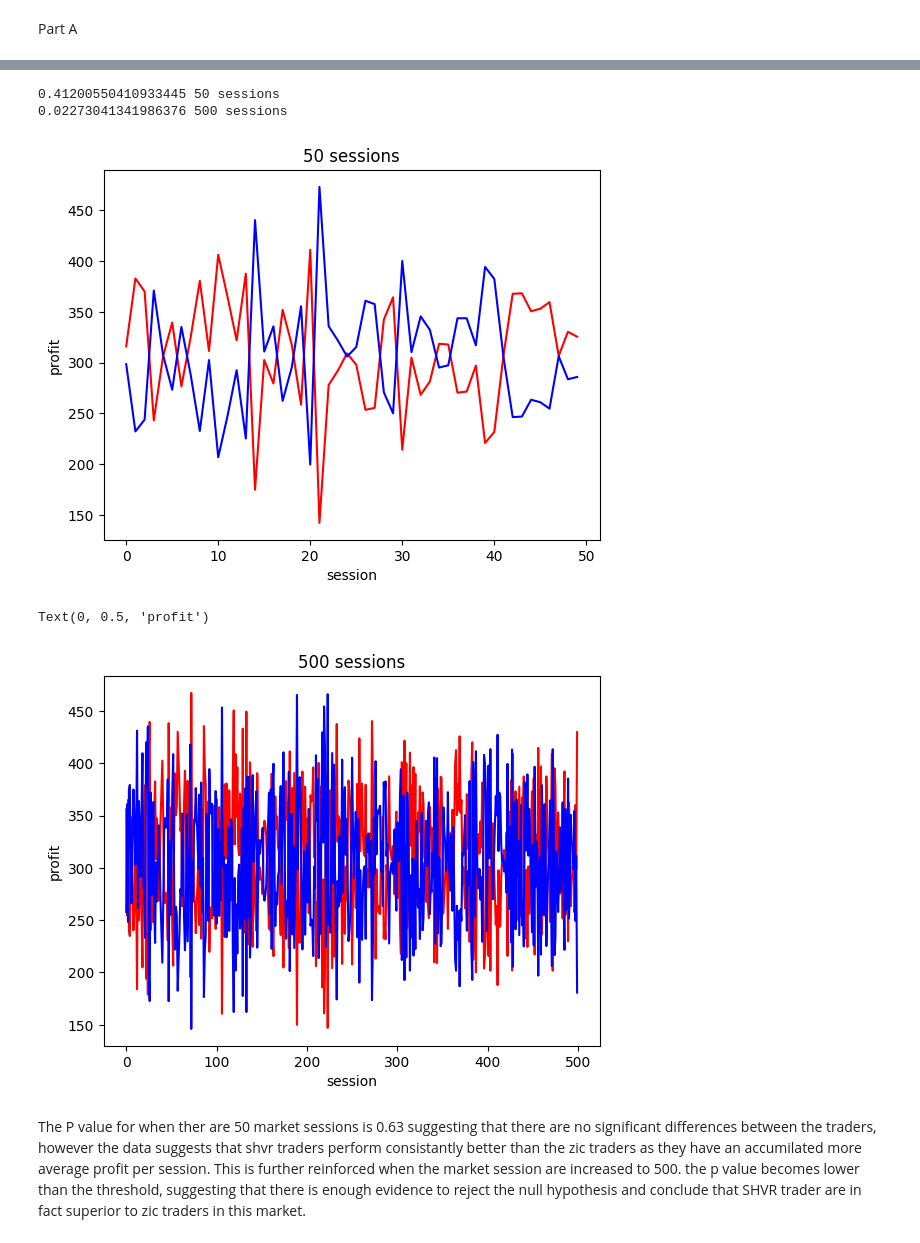
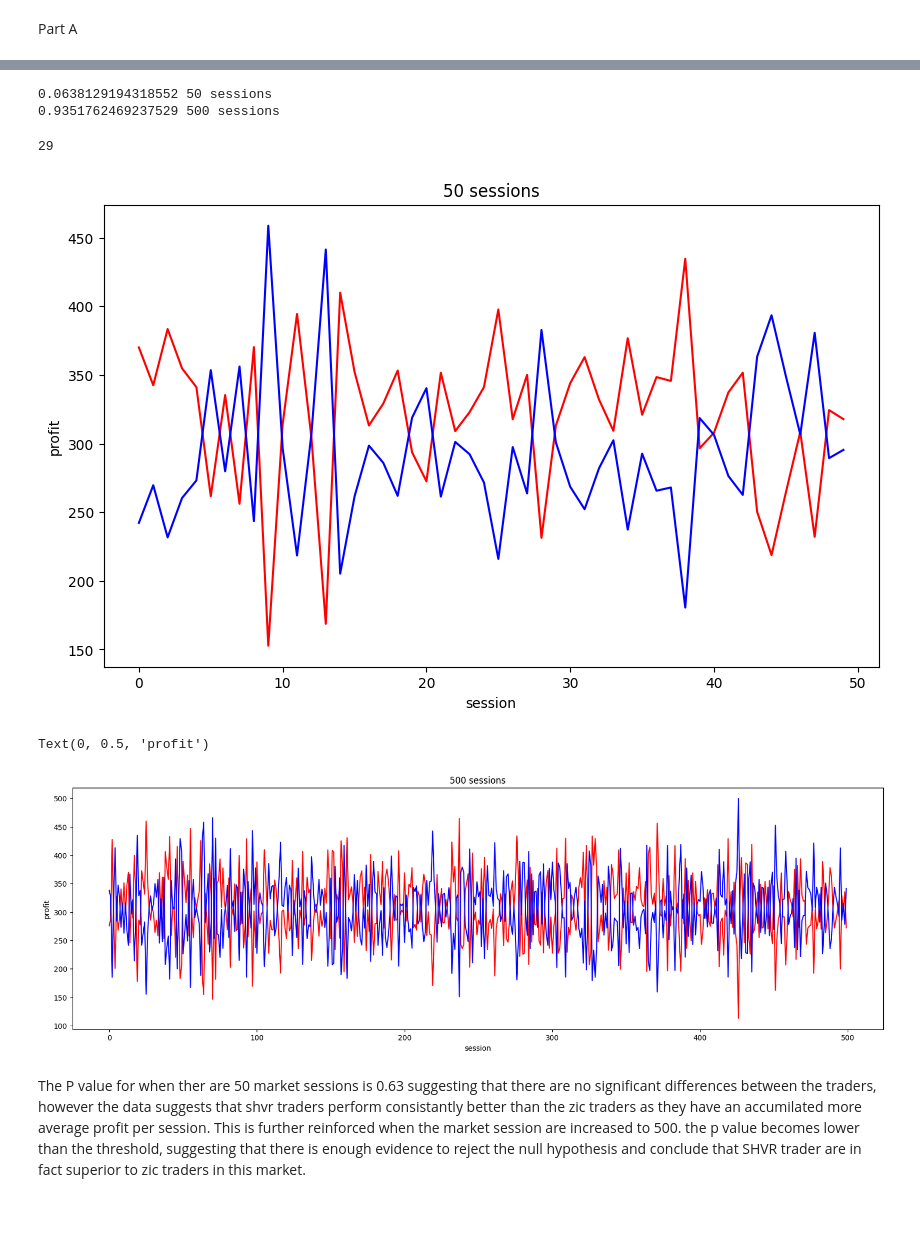
Before and after one commit to RadShiadeh/fintech-CW, a Jupyter notebook: CW-IEFT-template.ipynb, the cells around one changed output, grey strips where cells are left out. Cells and saved outputs as stored; diff of their text form; code cells hidden in the pictures; blank space fills up the shorter version.

Commit message:
ttest

```diff
--- a/CW-IEFT-template.ipynb
+++ b/CW-IEFT-template.ipynb
@@ -25,10 +25,10 @@ def make_df(path: str):
     df_profit.columns = ['SHVR', 'ZIC']
     return df, df_profit
 
-def collect_mean(df):
-    mean_zic = df['ZIC'][len(df)-1]
-    mean_shvr = df['SHVR'][len(df)-1]
-    return mean_zic, mean_shvr
+def collect_avg_profit(df):
+    _zic = df['ZIC'][len(df)-1]
+    _shvr = df['SHVR'][len(df)-1]
+    return _zic, _shvr
 
 def trader_specs_two(R, n):
     SHVR_num = (n*R)//100
@@ -40,8 +40,8 @@ def trader_specs_two(R, n):
 
 def run_market_sim(trial_id, no_sessions, R, n, supply_range, demand_range, start_time, end_time, path):
     trader_specs = trader_specs_two(R, n)
-    total_mean_zic = []
-    total_mean_shvr = []
+    total_avg_zic = []
+    total_avg_shvr = []
 
     for _ in range(no_sessions):
         supply_schedule = [{'from': start_time, 'to': end_time, 'ranges': [supply_range], 'stepmode': 'fixed'}]
@@ -49,18 +49,18 @@ def run_market_sim(trial_id, no_sessions, R, n, supply_range, demand_range, star
         order_interval = 60
         order_sched = {'sup': supply_schedule, 'dem': demand_schedule,
                     'interval': order_interval, 'timemode': 'periodic'}
-        dump_flags = {'dump_blotters': True, 'dump_lobs': True, 'dump_strats': True,
-                            'dump_avgbals': True, 'dump_tape': True}
+        dump_flags = {'dump_blotters': False, 'dump_lobs': False, 'dump_strats': False,
+                            'dump_avgbals': True, 'dump_tape': False}
 
         verbose = False
         market_session(trial_id, start_time, end_time, trader_specs, order_sched, dump_flags, verbose)
         _, df_profit = make_df(path)
-        mean_zic, mean_shvr = collect_mean(df_profit)
-        total_mean_shvr.append(mean_shvr)
-        total_mean_zic.append(mean_zic)
+        _zic, _shvr = collect_avg_profit(df_profit)
+        total_avg_shvr.append(_shvr)
+        total_avg_zic.append(_zic)
 
-    return total_mean_shvr, total_mean_zic
+    return total_avg_shvr, total_avg_zic
 # %%
-n500mean_zic, n500mean_shvr = run_market_sim(trial_id="n500", no_sessions=500, R=50, n=20, supply_range=(310, 310), demand_range=(250, 490), start_time=0, end_time=60*10, path='n500_avg_balance.csv')
-n50mean_zic, n50mean_shvr = run_market_sim(trial_id="n50", no_sessions=50, R=50, n=20, supply_range=(310, 310), demand_range=(250, 490), start_time=0, end_time=60*10, path='n50_avg_balance.csv')
+n500mean_shvr, n500mean_zic = run_market_sim(trial_id="n500", no_sessions=500, R=50, n=20, supply_range=(310, 310), demand_range=(250, 490), start_time=0, end_time=60*10, path='n500_avg_balance.csv')
+n50mean_shvr, n50mean_zic = run_market_sim(trial_id="n50", no_sessions=50, R=50, n=20, supply_range=(310, 310), demand_range=(250, 490), start_time=0, end_time=60*10, path='n50_avg_balance.csv')
 # %% [markdown]
@@ -75,25 +75,35 @@ plot_50 = sns.kdeplot([n50mean_zic, n50mean_shvr], fill=True)
 # %%
-_, p_val50 = stats.mannwhitneyu(n50mean_zic, n50mean_shvr)
+_, p_val50 = stats.ttest_ind(n50mean_zic, n50mean_shvr)
 print(p_val50, '50 sessions')
-_, p_val500 = stats.mannwhitneyu(n500mean_zic, n500mean_shvr)
+_, p_val500 = stats.ttest_ind(n500mean_zic, n500mean_shvr)
 print(p_val500, '500 sessions')
 # %% [output]
-0.41200550410933445 50 sessions
-0.02273041341986376 500 sessions
+0.0638129194318552 50 sessions
+0.9351762469237529 500 sessions
+# %%
+count = 0
+for i in range(len(n500mean_zic)):
+    if n500mean_zic[i] > n500mean_shvr[i]:
+        count += 1
+print(count)
+# %% [output]
+29
 # %%
+plt.figure(figsize=(10, 6))
 plt.plot(n50mean_zic, 'r', n50mean_shvr, 'b')
 plt.title('50 sessions')
 plt.xlabel('session')
 plt.ylabel('profit')
 plt.show()
+plt.figure(figsize=(20, 6))
 plt.plot(n500mean_zic, 'r', n500mean_shvr, 'b')
 plt.title('500 sessions')
 plt.xlabel('session')
 plt.ylabel('profit')
 # %% [output]
-[figure, old version]
+[figure, new version]
 Text(0, 0.5, 'profit')
-[figure, old version]
+[figure, new version]
 # %% [markdown]
 The P value for when ther are 50 market sessions is 0.63 suggesting that there are no significant differences between the traders, however the data suggests that shvr traders perform consistantly better than the zic traders as they have an accumilated more average profit per session. This is further reinforced when the market session are increased to 500. the p value becomes lower than the threshold, suggesting that there is enough evidence to reject the null hypothesis and conclude that SHVR trader are in fact superior to zic traders in this market.
 # %% [markdown]
```
Also changed, not shown: parts of 3 cells of this notebook, 9 other files.
